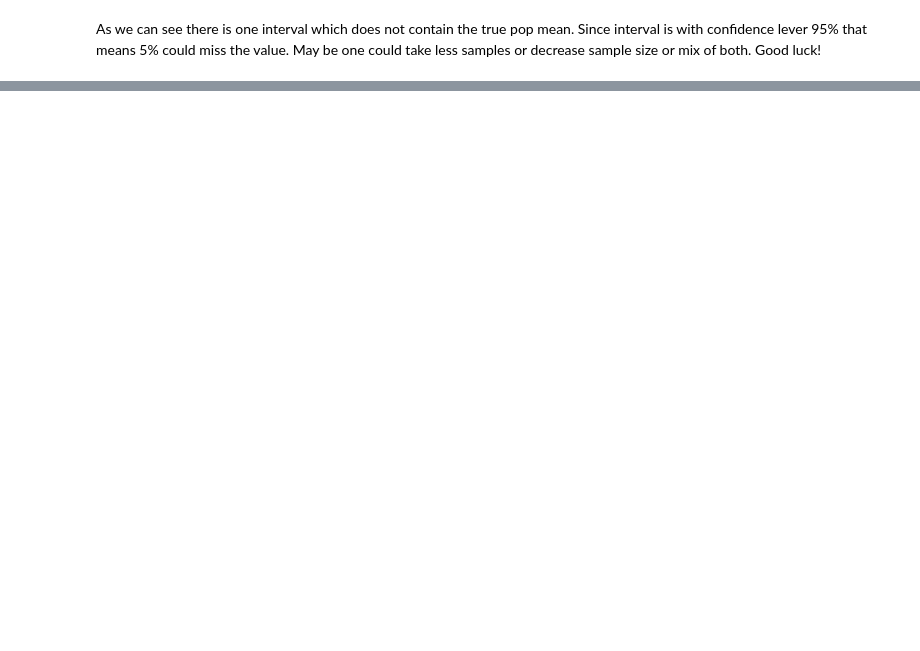
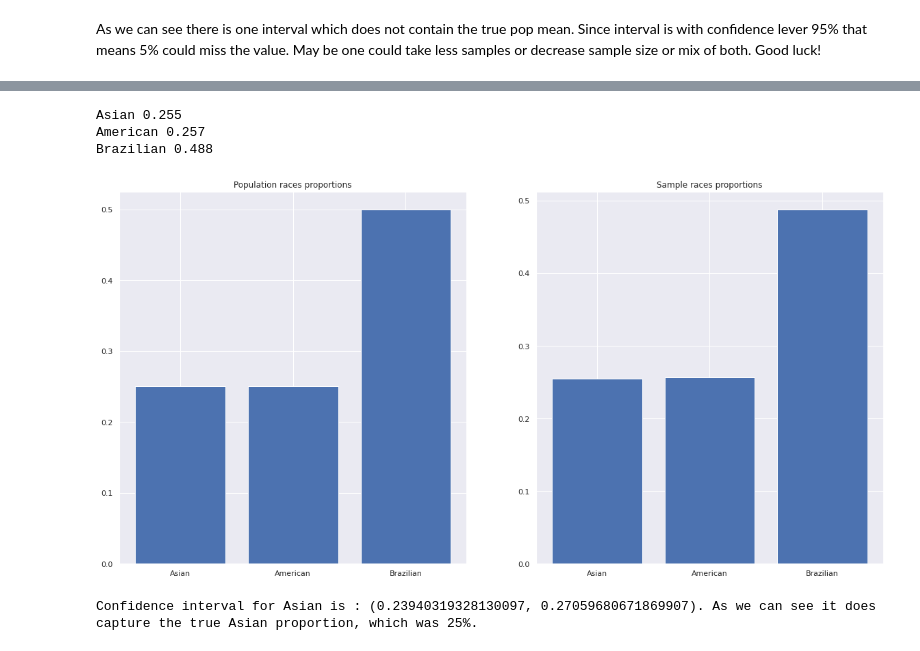
Before and after one commit to bhavinmoriya/Miscellaneous, a Jupyter notebook: sample-to-represent-population.ipynb, the cells around one changed output, grey strips where cells are left out. Drawn from its saved outputs; the diff is of its cells as text; code cells hidden in the pictures; blank space fills up the shorter version.

Commit message:
Kaggle Notebook | Confidence Intervals | Version 5

```diff
--- a/sample-to-represent-population.ipynb
+++ b/sample-to-represent-population.ipynb
@@ -169,0 +176,34 @@ Still we seem to get good results. Play with sample size!
+# %%
+races = ['Asian']*5000 + ['American']*5000 + ['Brazilian'] * 10000
+sample = np.random.choice(a=races, size=1000)
+n = len(sample)
+prop = []
+for i in ['Asian'] + ['American'] + ['Brazilian']:
+    print(i,(sample == i).sum()/len(sample))
+    prop.append((sample == i).sum()/n)
+# %% [output]
+Asian 0.255
+American 0.257
+Brazilian 0.488
+# %%
+fig, ax = plt.subplots(1,2,figsize=(20,10))
+ax = ax.flatten()
+ax[0].bar(['Asian', 'American', 'Brazilian'], [5000, 5000, 10000]/np.sum([5000, 5000, 10000]))
+ax[0].set_title('Population races proportions');
+ax[1].bar(['Asian', 'American', 'Brazilian'], prop)
+ax[1].set_title('Sample races proportions');
+# %% [output]
+[figure, added]
+# %%
+# CI for Asian
+
+p = prop[0]
+sample_size = 3000
+sample = np.random.choice(races, size=sample_size)
+# mean = sample.mean()
+z_score = norm.ppf(.975)
+error = z_score * np.sqrt(p*(1-p)/sample_size)
+ci = (p - error, p + error)
+print(f'Confidence interval for Asian is : {ci}. As we can see it does capture the true Asian proportion, which was 25%.')
+# %% [output]
+Confidence interval for Asian is : (0.23940319328130097, 0.27059680671869907). As we can see it does capture the true Asian proportion, which was 25%.
```
Also changed, not shown: parts of 15 cells of this notebook.
